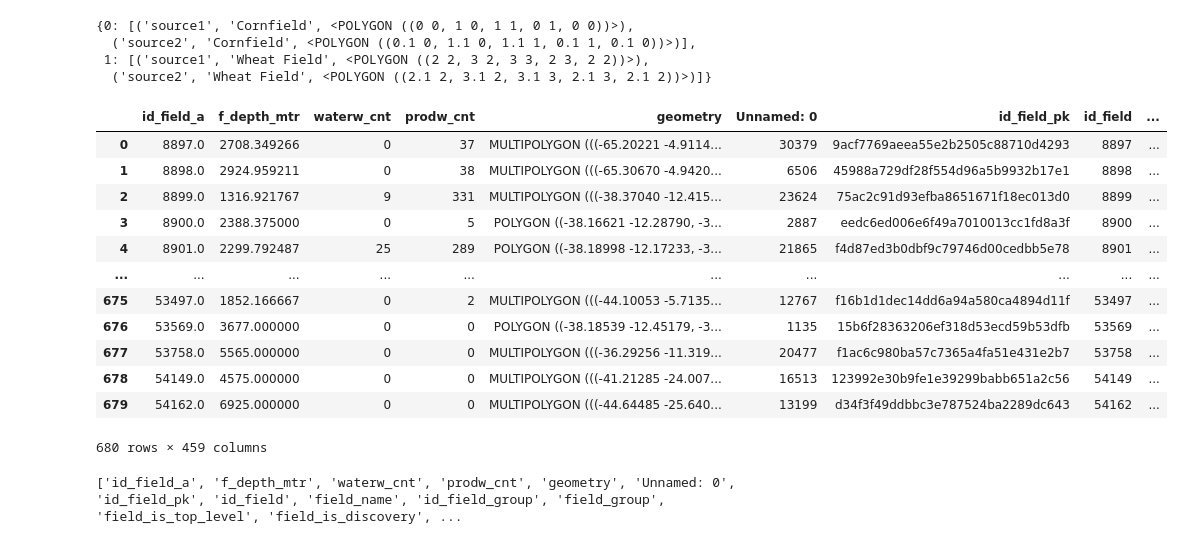
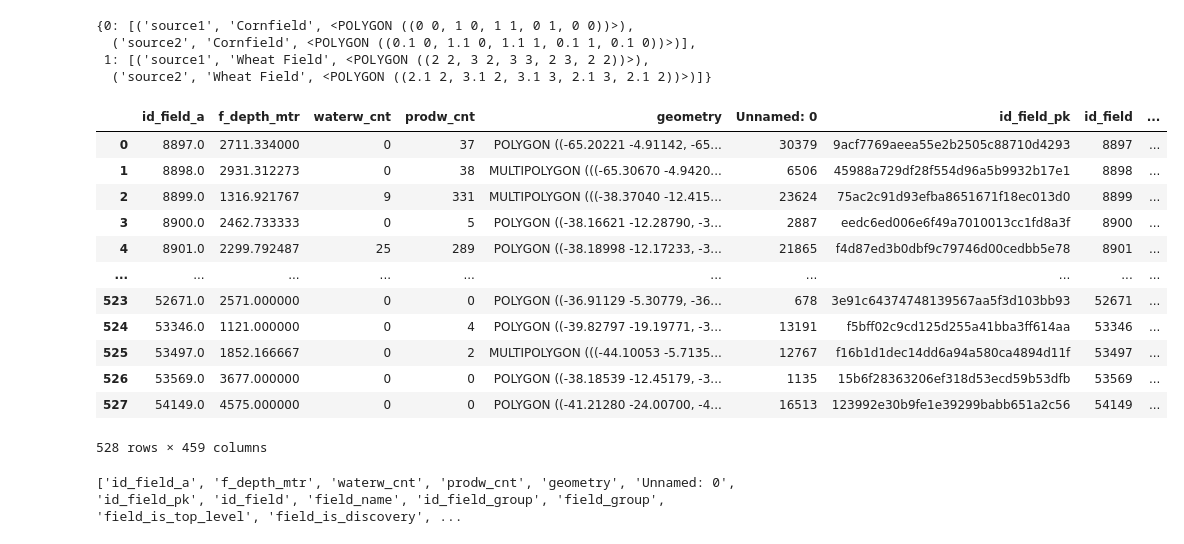
Before and after one commit to FanYaQi/Pyxis, a Jupyter notebook: db/notebooks/matcher.ipynb, the cells around one changed output. Saved outputs shown, nothing was run; the diff lists cells and outputs as text; code cells hidden in the pictures.

```diff
--- a/db/notebooks/matcher.ipynb
+++ b/db/notebooks/matcher.ipynb
@@ -211,29 +211,31 @@ wm = wm.to_crs(target_crs)
 gogi = gogi.to_crs(target_crs)
 zhan = zhan.to_crs(target_crs)
 # %%
+###important wm file
+import geopandas as gpd
 import pandas as pd
 
-wm_br_well = gpd.read_file("../data/br_geodata/wm/BR.shp")
+wm_br_well = gpd.read_file("../data/br_geodata/wm/wm_cleaned/BR.shp")
 # well: w_measured_depth__mtr, well_status()
 wm_br_field = pd.read_excel("../data/br_geodata/wm/wm_field_br.xlsx")
 
 wm = wm_br_well.merge(wm_br_field,left_on="id_field_a", right_on="id_field",how = "left")
 wm = wm.rename(columns={"w_measured": "f_depth_mtr", "w_water_cn": "waterw_cnt", "w_prod_cnt":"prodw_cnt"})
 wm
 # %% [output]
 |  | id_field_a | f_depth_mtr | waterw_cnt | prodw_cnt | geometry | Unnamed: 0 | id_field_pk | id_field | ... |
-| 0 | 8897.0 | 2708.349266 | 0 | 37 | MULTIPOLYGON (((-65.20221 -4.9114... | 30379 | 9acf7769aeea55e2b2505c88710d4293 | 8897 | ... |
-| 1 | 8898.0 | 2924.959211 | 0 | 38 | MULTIPOLYGON (((-65.30670 -4.9420... | 6506 | 45988a729df28f554d96a5b9932b17e1 | 8898 | ... |
+| 0 | 8897.0 | 2711.334000 | 0 | 37 | POLYGON ((-65.20221 -4.91142, -65... | 30379 | 9acf7769aeea55e2b2505c88710d4293 | 8897 | ... |
+| 1 | 8898.0 | 2931.312273 | 0 | 38 | MULTIPOLYGON (((-65.30670 -4.9420... | 6506 | 45988a729df28f554d96a5b9932b17e1 | 8898 | ... |
 | 2 | 8899.0 | 1316.921767 | 9 | 331 | MULTIPOLYGON (((-38.37040 -12.415... | 23624 | 75ac2c91d93efba8651671f18ec013d0 | 8899 | ... |
-| 3 | 8900.0 | 2388.375000 | 0 | 5 | POLYGON ((-38.16621 -12.28790, -3... | 2887 | eedc6ed006e6f49a7010013cc1fd8a3f | 8900 | ... |
+| 3 | 8900.0 | 2462.733333 | 0 | 5 | POLYGON ((-38.16621 -12.28790, -3... | 2887 | eedc6ed006e6f49a7010013cc1fd8a3f | 8900 | ... |
 | 4 | 8901.0 | 2299.792487 | 25 | 289 | POLYGON ((-38.18998 -12.17233, -3... | 21865 | f4d87ed3b0dbf9c79746d00cedbb5e78 | 8901 | ... |
 | ... | ... | ... | ... | ... | ... | ... | ... | ... | ... |
-| 675 | 53497.0 | 1852.166667 | 0 | 2 | MULTIPOLYGON (((-44.10053 -5.7135... | 12767 | f16b1d1dec14dd6a94a580ca4894d11f | 53497 | ... |
-| 676 | 53569.0 | 3677.000000 | 0 | 0 | POLYGON ((-38.18539 -12.45179, -3... | 1135 | 15b6f28363206ef318d53ecd59b53dfb | 53569 | ... |
-| 677 | 53758.0 | 5565.000000 | 0 | 0 | MULTIPOLYGON (((-36.29256 -11.319... | 20477 | f1ac6c980ba57c7365a4fa51e431e2b7 | 53758 | ... |
-| 678 | 54149.0 | 4575.000000 | 0 | 0 | MULTIPOLYGON (((-41.21285 -24.007... | 16513 | 123992e30b9fe1e39299babb651a2c56 | 54149 | ... |
-| 679 | 54162.0 | 6925.000000 | 0 | 0 | MULTIPOLYGON (((-44.64485 -25.640... | 13199 | d34f3f49ddbbc3e787524ba2289dc643 | 54162 | ... |
+| 523 | 52671.0 | 2571.000000 | 0 | 0 | POLYGON ((-36.91129 -5.30779, -36... | 678 | 3e91c64374748139567aa5f3d103bb93 | 52671 | ... |
+| 524 | 53346.0 | 1121.000000 | 0 | 4 | POLYGON ((-39.82797 -19.19771, -3... | 13191 | f5bff02c9cd125d255a41bba3ff614aa | 53346 | ... |
+| 525 | 53497.0 | 1852.166667 | 0 | 2 | MULTIPOLYGON (((-44.10053 -5.7135... | 12767 | f16b1d1dec14dd6a94a580ca4894d11f | 53497 | ... |
+| 526 | 53569.0 | 3677.000000 | 0 | 0 | POLYGON ((-38.18539 -12.45179, -3... | 1135 | 15b6f28363206ef318d53ecd59b53dfb | 53569 | ... |
+| 527 | 54149.0 | 4575.000000 | 0 | 0 | POLYGON ((-41.21280 -24.00700, -4... | 16513 | 123992e30b9fe1e39299babb651a2c56 | 54149 | ... |
-680 rows × 459 columns
+528 rows × 459 columns
 # %%
 print(wm.columns.tolist())
 # %% [output]
```
Also changed, not shown: 6 other files.
